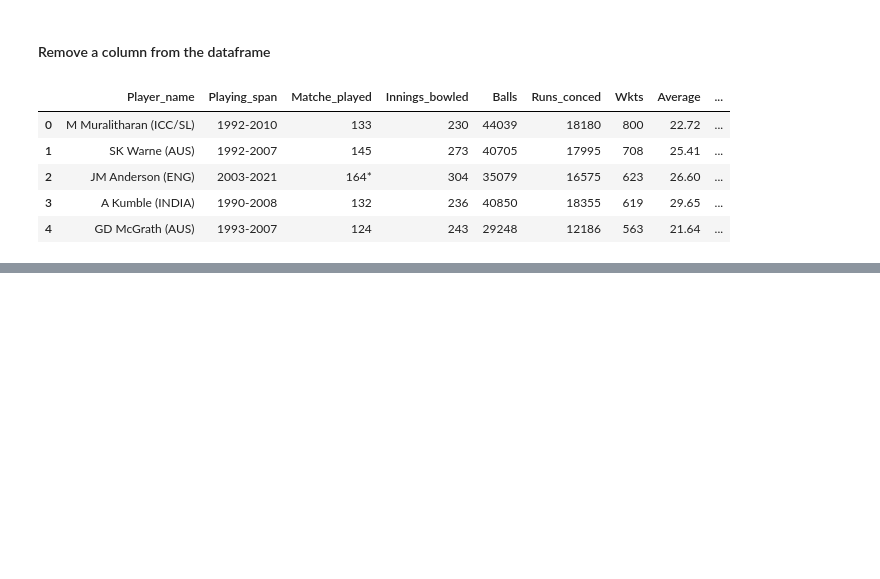
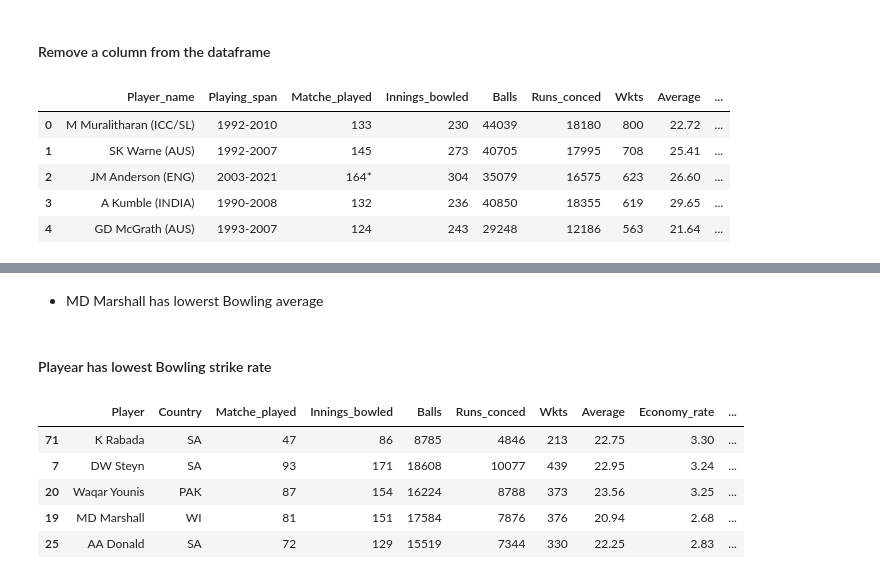
Before and after one commit to SanjidaP/test_bowlers_analysis, a Jupyter notebook: test_bowlers_analysis.ipynb, the cells around one changed output, grey strips where cells are left out. Drawn from its saved outputs; the diff is of its cells as text; code cells hidden in the pictures; blank space fills up the shorter version.

```diff
--- a/test_bowlers_analysis.ipynb
+++ b/test_bowlers_analysis.ipynb
@@ -127,0 +252,13 @@ df.head()
+# %% [markdown]
+* MD Marshall has lowerst Bowling average
+# %% [markdown]
+#### Playear has lowest Bowling strike rate
+# %%
+df.sort_values(by='Bowling_strike_rate', ascending = True).head()
+# %% [output]
+|  | Player | Country | Matche_played | Innings_bowled | Balls | Runs_conced | Wkts | Average | Economy_rate | ... |
+| 71 | K Rabada | SA | 47 | 86 | 8785 | 4846 | 213 | 22.75 | 3.30 | ... |
+| 7 | DW Steyn | SA | 93 | 171 | 18608 | 10077 | 439 | 22.95 | 3.24 | ... |
+| 20 | Waqar Younis | PAK | 87 | 154 | 16224 | 8788 | 373 | 23.56 | 3.25 | ... |
+| 19 | MD Marshall | WI | 81 | 151 | 17584 | 7876 | 376 | 20.94 | 2.68 | ... |
+| 25 | AA Donald | SA | 72 | 129 | 15519 | 7344 | 330 | 22.25 | 2.83 | ... |
```
Also changed, not shown: parts of 19 cells of this notebook.
